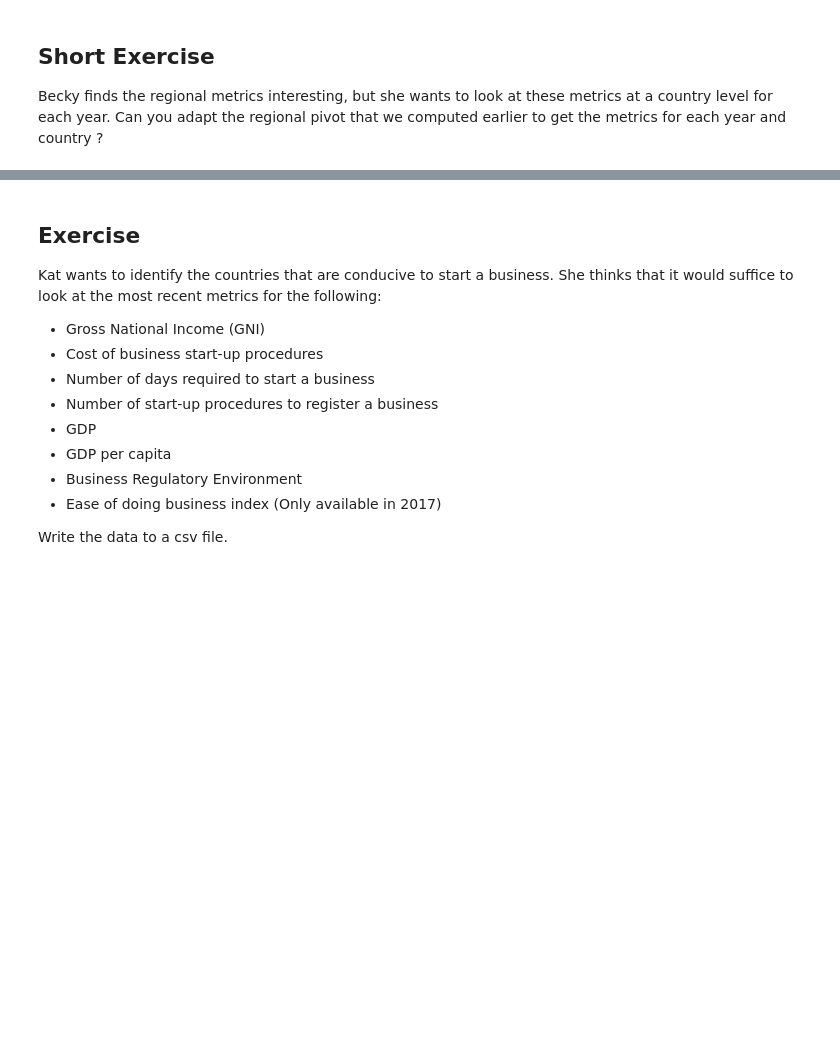
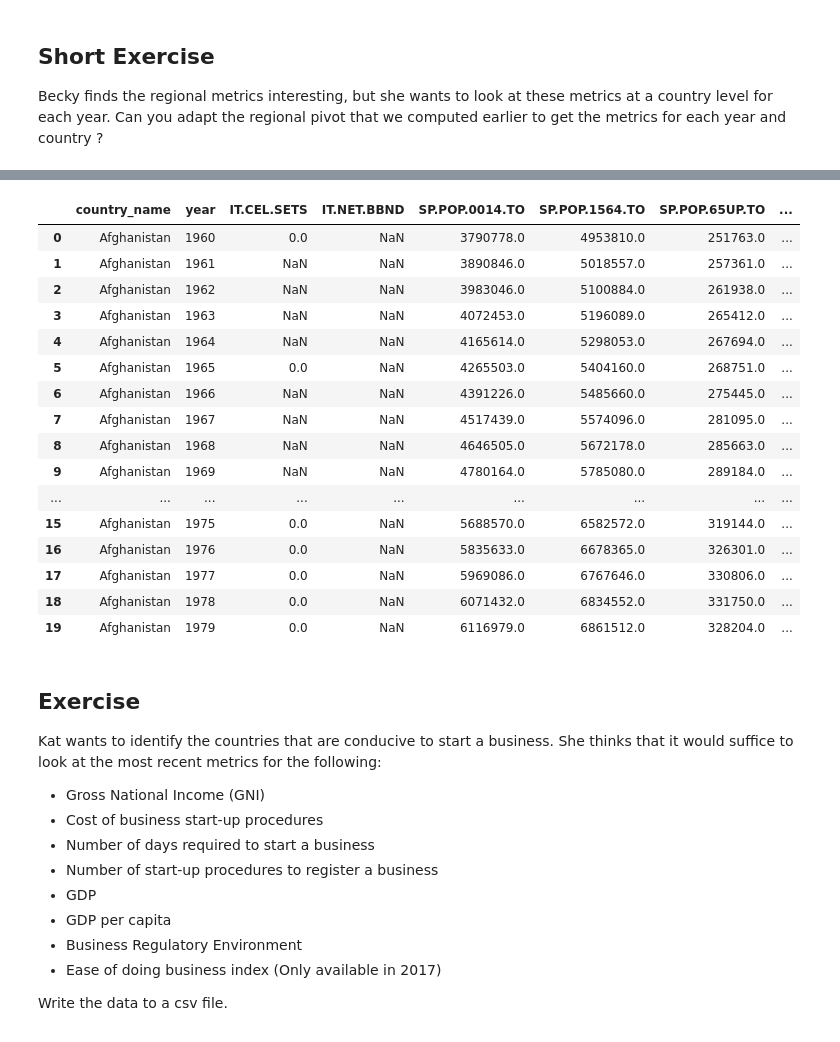
Before and after one commit to alittlefishy/WIBD-Workshops-2018, a Jupyter notebook: Data Engineering/WDI/notebooks/Data Engineering - Part 2.ipynb, the cells around one changed output, grey strips where cells are left out. Saved outputs shown, nothing was run; the diff lists cells and outputs as text; code cells hidden in the pictures; blank space fills up the shorter version.

```diff
--- a/Data Engineering/WDI/notebooks/Data Engineering - Part 2.ipynb
+++ b/Data Engineering/WDI/notebooks/Data Engineering - Part 2.ipynb
@@ -586,0 +703,9 @@ Becky finds the regional metrics interesting, but she wants to look at these met
+# %%
+countryIndicators = indicatorsDF.join(countryDimFinal
+                                       , indicatorsDF.wb_country_code == countryDim.wb_country_code
+                                       , "inner") \
+    .select(countryDim.country_name
+            , indicatorsDF.wb_country_code
+            , indicatorsDF.year
+            , indicatorsDF.indicator_code
+            , indicatorsDF.indicator_value)
@@ -586,0 +732,22 @@ Becky finds the regional metrics interesting, but she wants to look at these met
+# %%
+countryPivot = countryIndicators.groupBy('country_name', 'year').pivot('indicator_code').sum('indicator_value')
+# %%
+showDF(countryPivot.orderBy('country_name', 'year'))
+# %% [output]
+|  | country_name | year | IT.CEL.SETS | IT.NET.BBND | SP.POP.0014.TO | SP.POP.1564.TO | SP.POP.65UP.TO | ... |
+| 0 | Afghanistan | 1960 | 0.0 | NaN | 3790778.0 | 4953810.0 | 251763.0 | ... |
+| 1 | Afghanistan | 1961 | NaN | NaN | 3890846.0 | 5018557.0 | 257361.0 | ... |
+| 2 | Afghanistan | 1962 | NaN | NaN | 3983046.0 | 5100884.0 | 261938.0 | ... |
+| 3 | Afghanistan | 1963 | NaN | NaN | 4072453.0 | 5196089.0 | 265412.0 | ... |
+| 4 | Afghanistan | 1964 | NaN | NaN | 4165614.0 | 5298053.0 | 267694.0 | ... |
+| 5 | Afghanistan | 1965 | 0.0 | NaN | 4265503.0 | 5404160.0 | 268751.0 | ... |
+| 6 | Afghanistan | 1966 | NaN | NaN | 4391226.0 | 5485660.0 | 275445.0 | ... |
+| 7 | Afghanistan | 1967 | NaN | NaN | 4517439.0 | 5574096.0 | 281095.0 | ... |
+| 8 | Afghanistan | 1968 | NaN | NaN | 4646505.0 | 5672178.0 | 285663.0 | ... |
+| 9 | Afghanistan | 1969 | NaN | NaN | 4780164.0 | 5785080.0 | 289184.0 | ... |
+| ... | ... | ... | ... | ... | ... | ... | ... | ... |
+| 15 | Afghanistan | 1975 | 0.0 | NaN | 5688570.0 | 6582572.0 | 319144.0 | ... |
+| 16 | Afghanistan | 1976 | 0.0 | NaN | 5835633.0 | 6678365.0 | 326301.0 | ... |
+| 17 | Afghanistan | 1977 | 0.0 | NaN | 5969086.0 | 6767646.0 | 330806.0 | ... |
+| 18 | Afghanistan | 1978 | 0.0 | NaN | 6071432.0 | 6834552.0 | 331750.0 | ... |
+| 19 | Afghanistan | 1979 | 0.0 | NaN | 6116979.0 | 6861512.0 | 328204.0 | ... |
```
Also changed, not shown: parts of 30 cells of this notebook.
